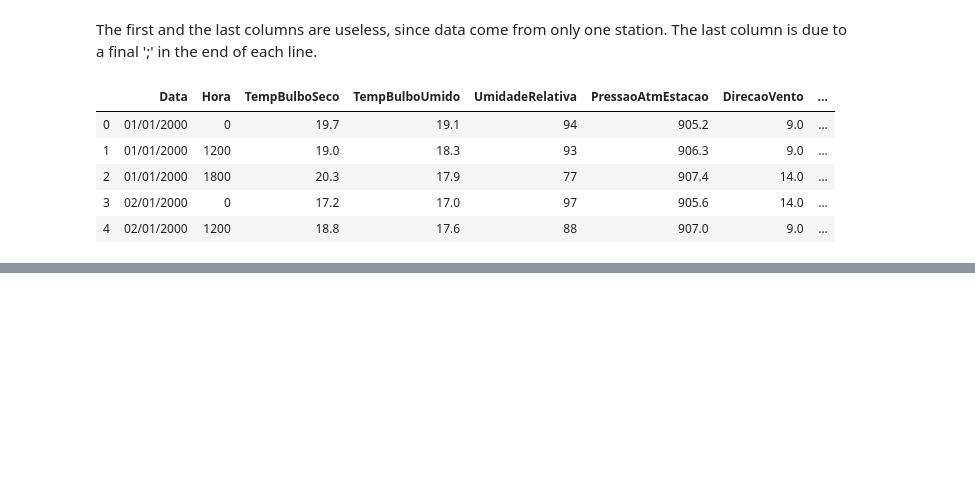
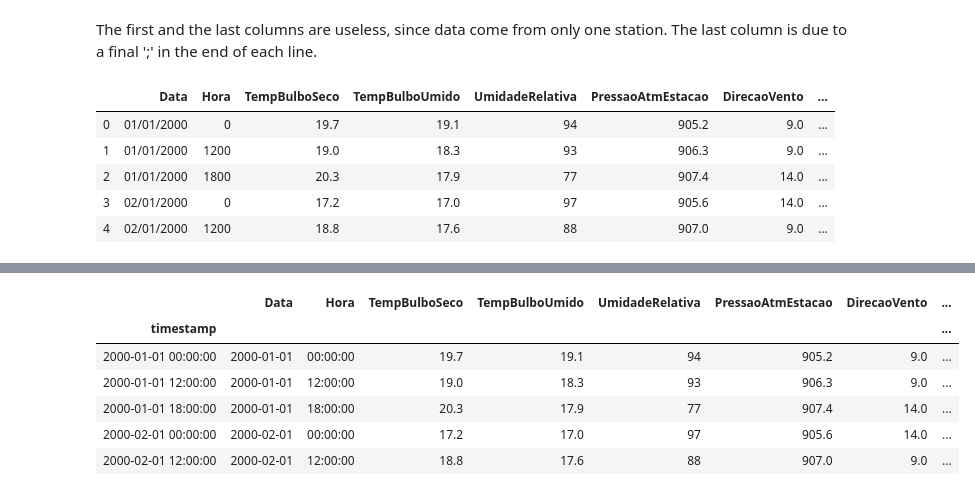
Before and after one commit to tbnsilveira/WeatherCWB, a Jupyter notebook: weatherCWB.ipynb, the cells around one changed output, grey strips where cells are left out. Saved outputs shown, nothing was run; the diff lists cells and outputs as text; code cells hidden in the pictures; blank space fills up the shorter version.

```diff
--- a/weatherCWB.ipynb
+++ b/weatherCWB.ipynb
@@ -66,0 +180,10 @@ data.head()
+# %%
+data.head()
+# %% [output]
+|  | Data | Hora | TempBulboSeco | TempBulboUmido | UmidadeRelativa | PressaoAtmEstacao | DirecaoVento | ... |
+| timestamp |  |  |  |  |  |  |  | ... |
+| 2000-01-01 00:00:00 | 2000-01-01 | 00:00:00 | 19.7 | 19.1 | 94 | 905.2 | 9.0 | ... |
+| 2000-01-01 12:00:00 | 2000-01-01 | 12:00:00 | 19.0 | 18.3 | 93 | 906.3 | 9.0 | ... |
+| 2000-01-01 18:00:00 | 2000-01-01 | 18:00:00 | 20.3 | 17.9 | 77 | 907.4 | 14.0 | ... |
+| 2000-02-01 00:00:00 | 2000-02-01 | 00:00:00 | 17.2 | 17.0 | 97 | 905.6 | 14.0 | ... |
+| 2000-02-01 12:00:00 | 2000-02-01 | 12:00:00 | 18.8 | 17.6 | 88 | 907.0 | 9.0 | ... |
```
Also changed, not shown: parts of 24 cells of this notebook.
